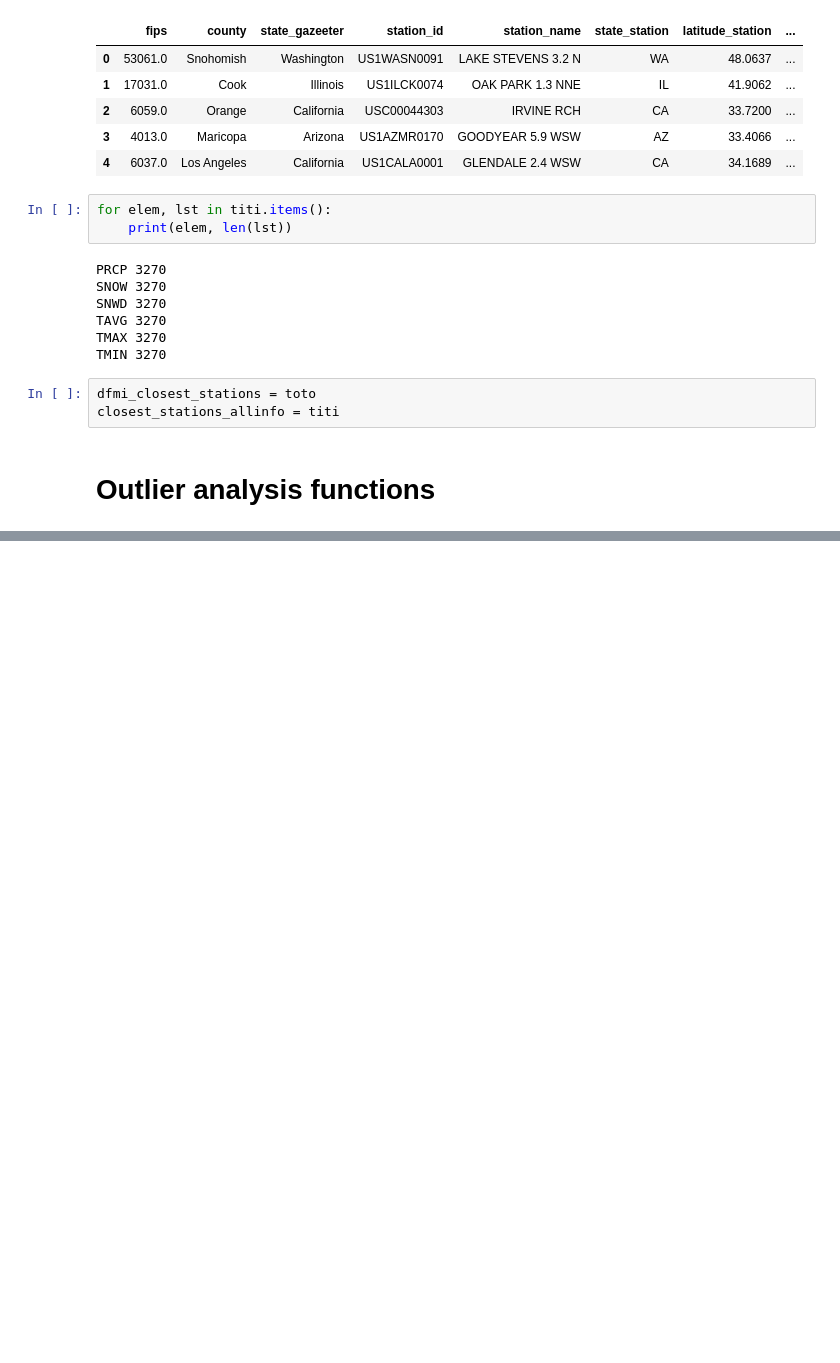
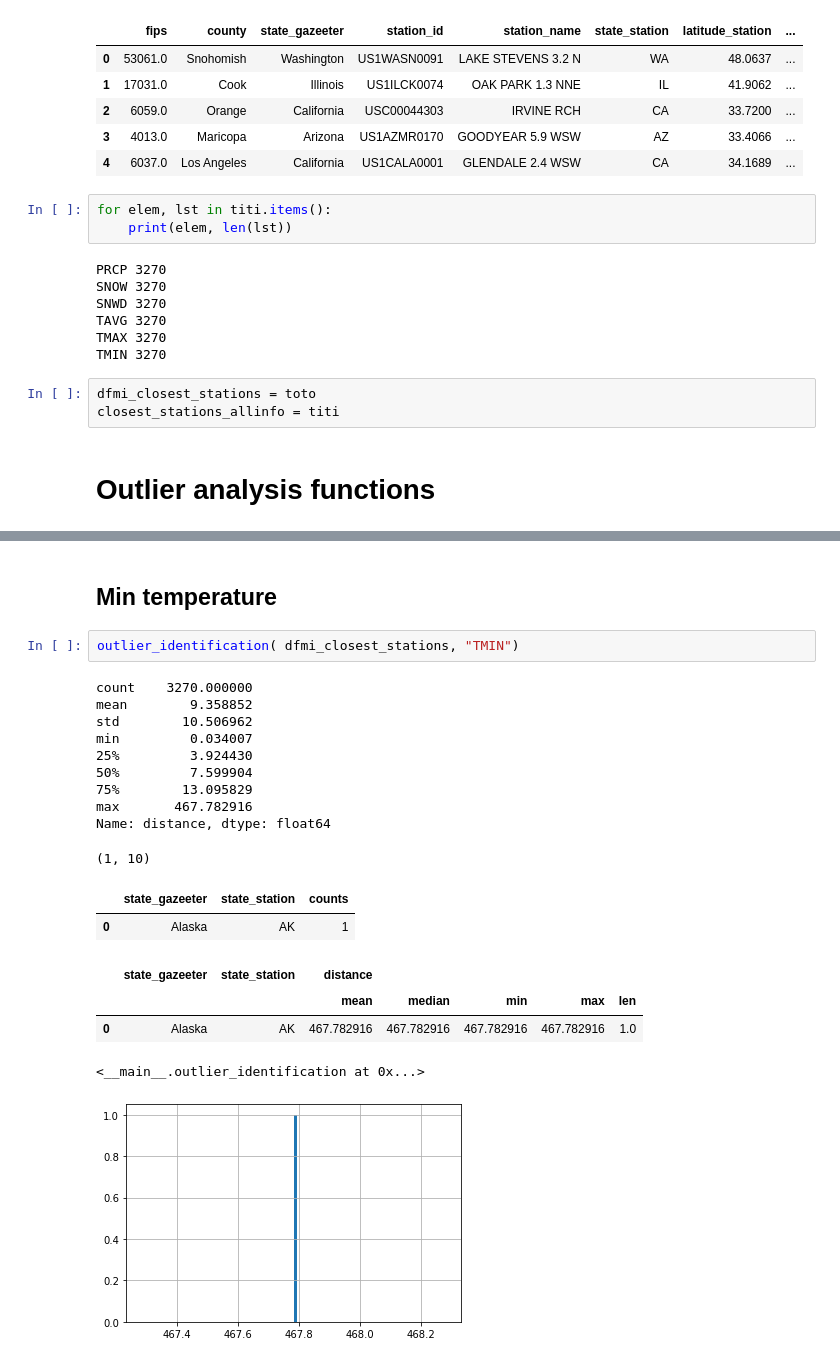
Before and after one commit to severine-baudry/capstone_data_engineer, a Jupyter notebook: filter_mappings.ipynb, the cells around one changed output, grey strips where cells are left out. Cells and saved outputs as stored; diff of their text form; blank space fills up the shorter version.

```diff
--- a/filter_mappings.ipynb
+++ b/filter_mappings.ipynb
@@ -153,0 +256,22 @@ states_pairs
+# %% [markdown]
+## Min temperature
+# %%
+outlier_identification( dfmi_closest_stations, "TMIN")
+# %% [output]
+count    3270.000000
+mean        9.358852
+std        10.506962
+min         0.034007
+25%         3.924430
+50%         7.599904
+75%        13.095829
+max       467.782916
+Name: distance, dtype: float64
+(1, 10)
+|  | state_gazeeter | state_station | counts |
+| 0 | Alaska | AK | 1 |
+|  | state_gazeeter | state_station | distance |  |  |  |  |
+|  |  |  | mean | median | min | max | len |
+| 0 | Alaska | AK | 467.782916 | 467.782916 | 467.782916 | 467.782916 | 1.0 |
+<__main__.outlier_identification at 0x...>
+[figure, added]
```
Also changed, not shown: parts of 18 cells of this notebook.
